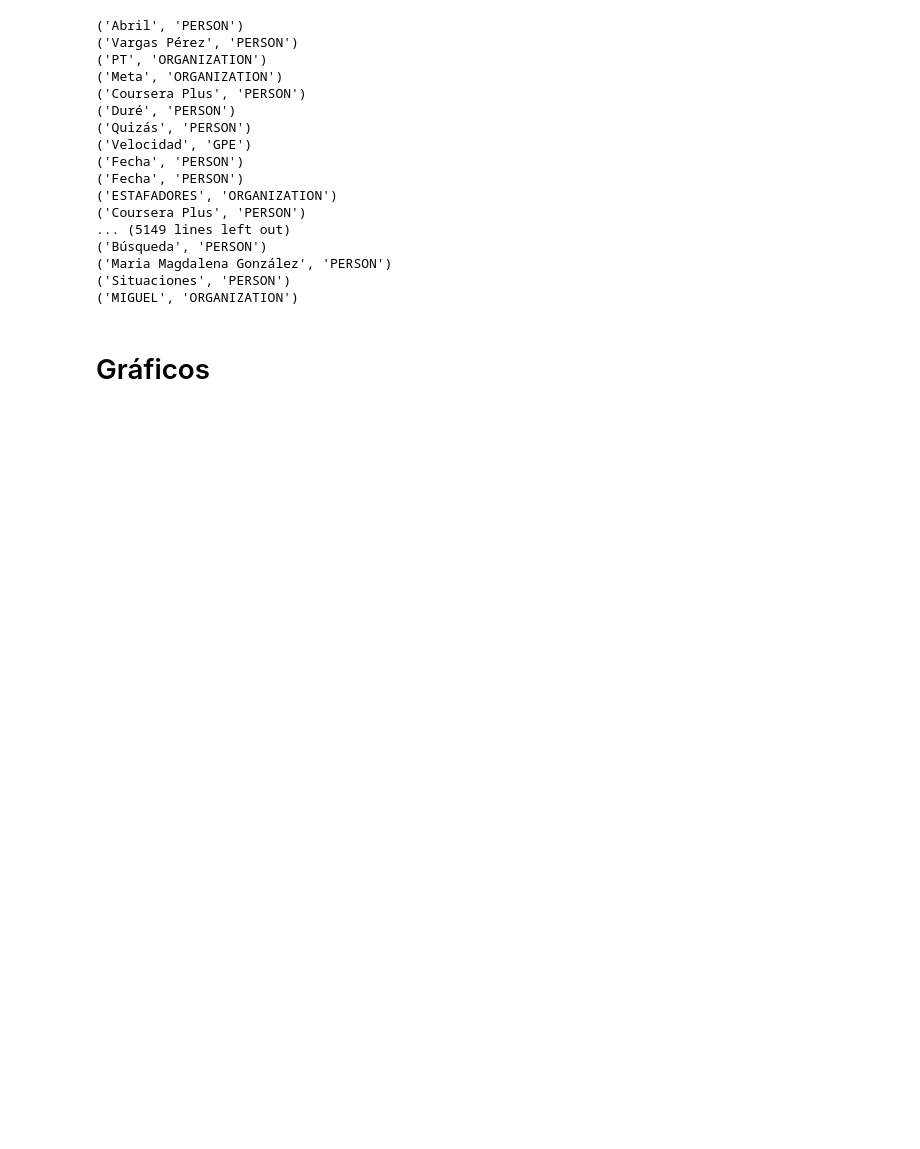
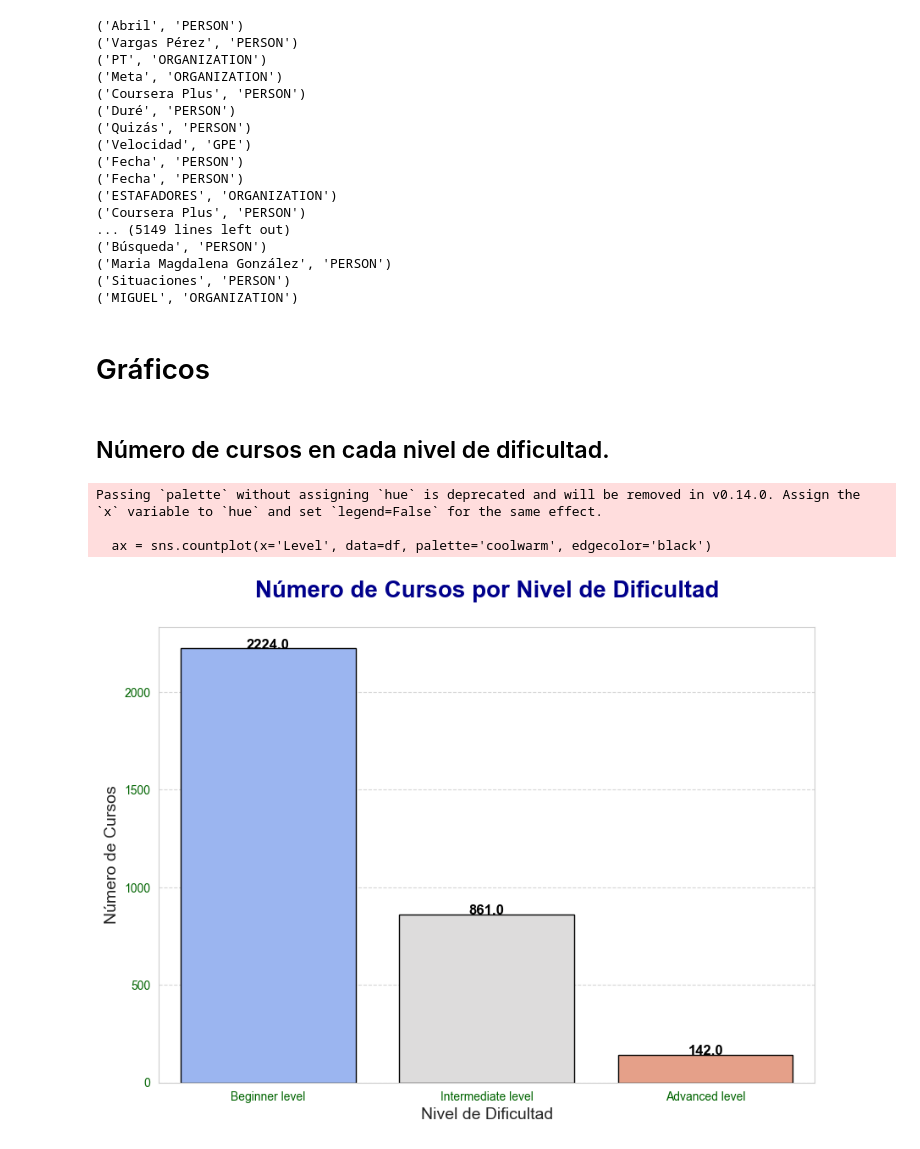
Before and after one commit to LorenaGarcia10SJ/-SS2-Seminario2_201700399, a Jupyter notebook: [SS2]Practica2_201700399/Practica2.ipynb, the cells around one changed output. Saved outputs shown, nothing was run; the diff lists cells and outputs as text; code cells hidden in the pictures; blank space fills up the shorter version.

```diff
--- a/[SS2]Practica2_201700399/Practica2.ipynb
+++ b/[SS2]Practica2_201700399/Practica2.ipynb
@@ -453,3 +529,28 @@ for entity in named_entities:
 ('MIGUEL', 'ORGANIZATION')
 # %% [markdown]
 # Gráficos
+# %% [markdown]
+## Número de cursos en cada nivel de dificultad.
+# %%
+dificultad = df['Level'].value_counts()
+
+plt.figure(figsize=(10, 7))
+ax = sns.countplot(x='Level', data=df, palette='coolwarm', edgecolor='black')
+
+plt.title('Número de Cursos por Nivel de Dificultad', fontsize=20, fontweight='bold', color='darkblue', pad=25)
+plt.ylabel('Número de Cursos', fontsize=14)
+plt.xlabel('Nivel de Dificultad', fontsize=14)
+plt.xticks(fontsize=10, color='darkgreen')
+plt.yticks(fontsize=10, color='darkgreen')
+plt.grid(True, axis='y', linestyle='--', alpha=0.8)
+
+for p in ax.patches:
+    ax.annotate(f'{p.get_height()}', (p.get_x() + p.get_width() / 2., p.get_height()),
+                ha='center', va='baseline', fontsize=12, color='black', fontweight='bold')
+
+plt.show()
+# %% [output]
+Passing `palette` without assigning `hue` is deprecated and will be removed in v0.14.0. Assign the `x` variable to `hue` and set `legend=False` for the same effect.
+
+  ax = sns.countplot(x='Level', data=df, palette='coolwarm', edgecolor='black')
+[figure, added]
```
Also changed, not shown: parts of 27 cells of this notebook.
